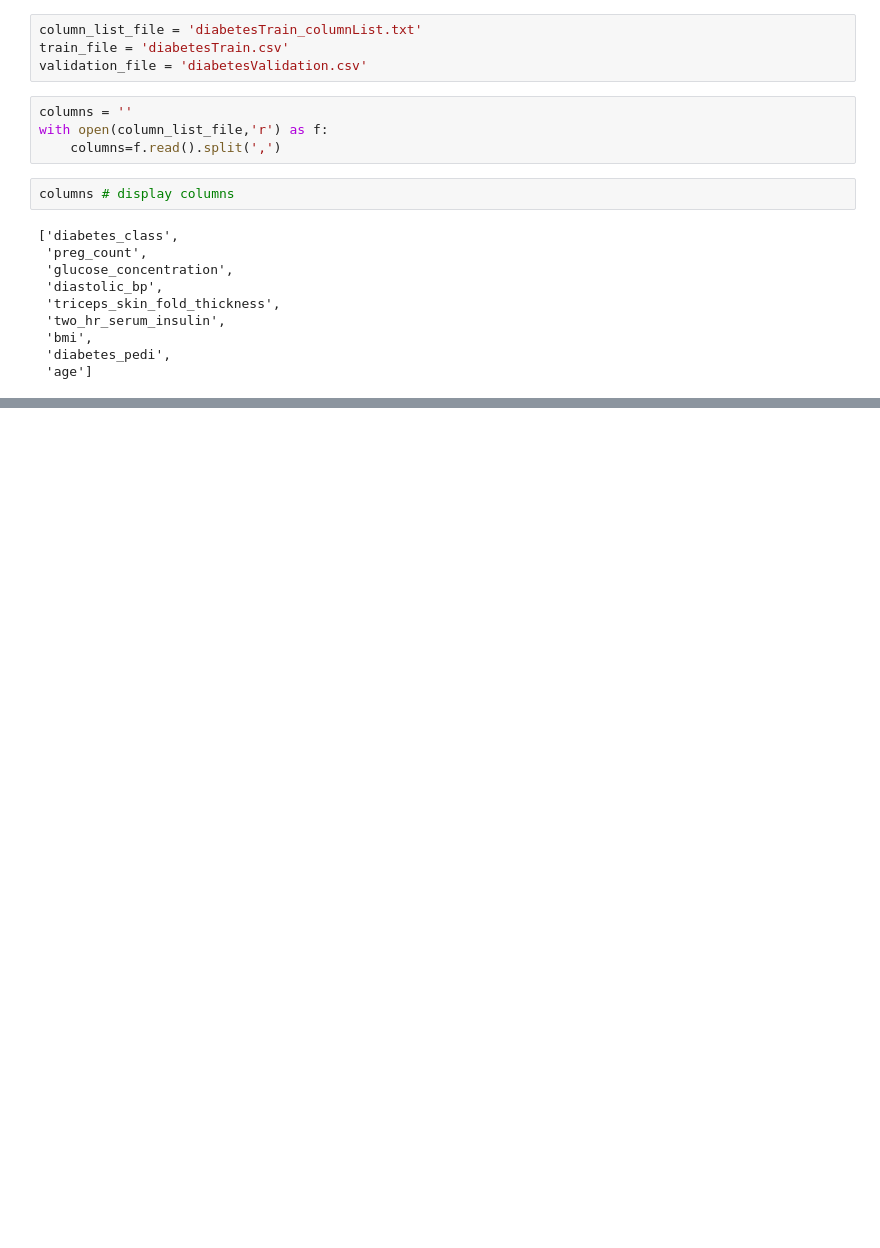
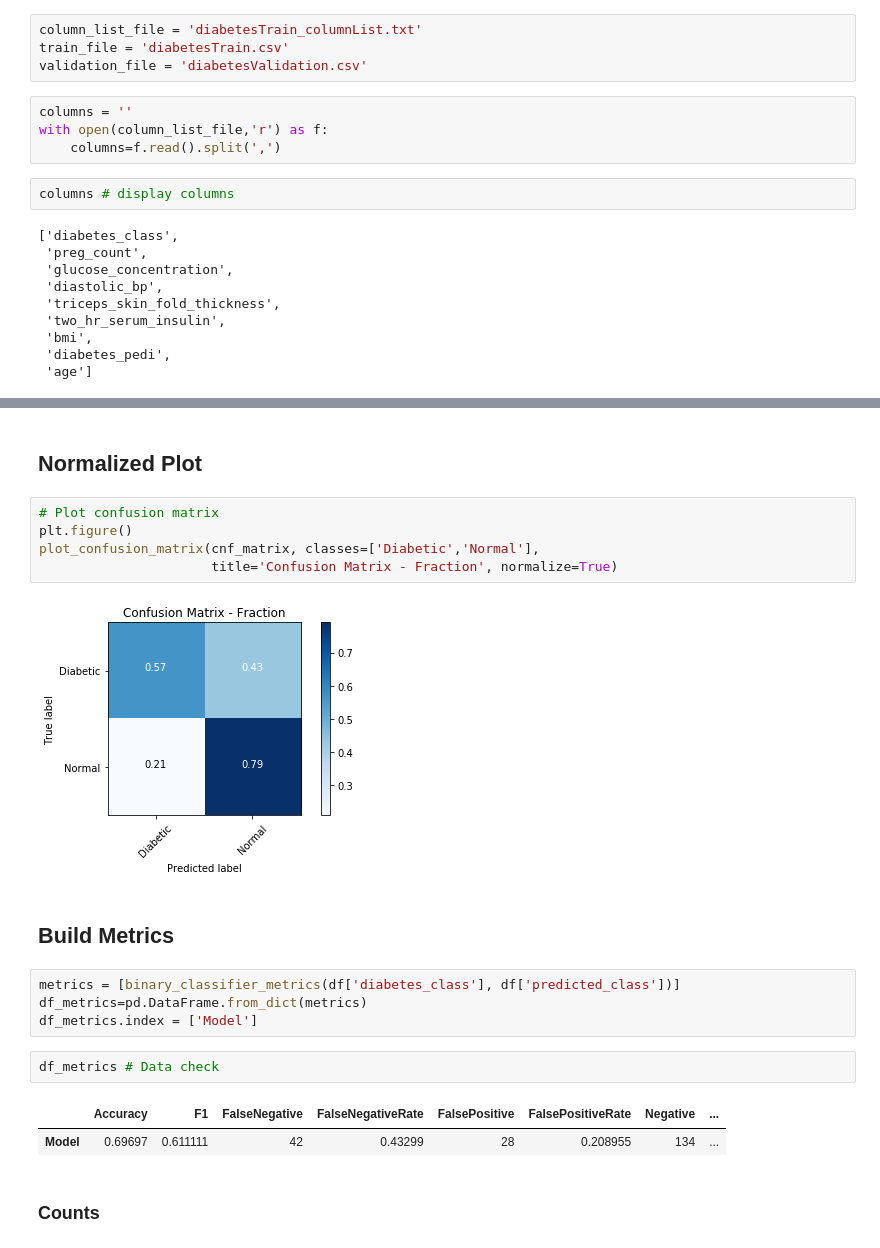
Before and after one commit to jeremywood-ai/Tau_Legion, a Jupyter notebook: xgboost/DiabetesClassification/diabetes_xgboost_local.ipynb, the cells around one changed output, grey strips where cells are left out. Cells and saved outputs as stored; diff of their text form; blank space fills up the shorter version.

```diff
--- a/xgboost/DiabetesClassification/diabetes_xgboost_local.ipynb
+++ b/xgboost/DiabetesClassification/diabetes_xgboost_local.ipynb
@@ -62,0 +368,22 @@ NameError: name 'pd' is not defined
+# %% [markdown]
+## Normalized Plot
+# %%
+# Plot confusion matrix
+plt.figure()
+plot_confusion_matrix(cnf_matrix, classes=['Diabetic','Normal'],
+                      title='Confusion Matrix - Fraction', normalize=True)
+# %% [output]
+[figure, added]
+# %% [markdown]
+## Build Metrics
+# %%
+metrics = [binary_classifier_metrics(df['diabetes_class'], df['predicted_class'])]
+df_metrics=pd.DataFrame.from_dict(metrics)
+df_metrics.index = ['Model']
+# %%
+df_metrics # Data check
+# %% [output]
+|  | Accuracy | F1 | FalseNegative | FalseNegativeRate | FalsePositive | FalsePositiveRate | Negative | ... |
+| Model | 0.69697 | 0.611111 | 42 | 0.43299 | 28 | 0.208955 | 134 | ... |
+# %% [markdown]
+### Counts
```
Also changed, not shown: parts of 38 cells of this notebook, 19 other files.
